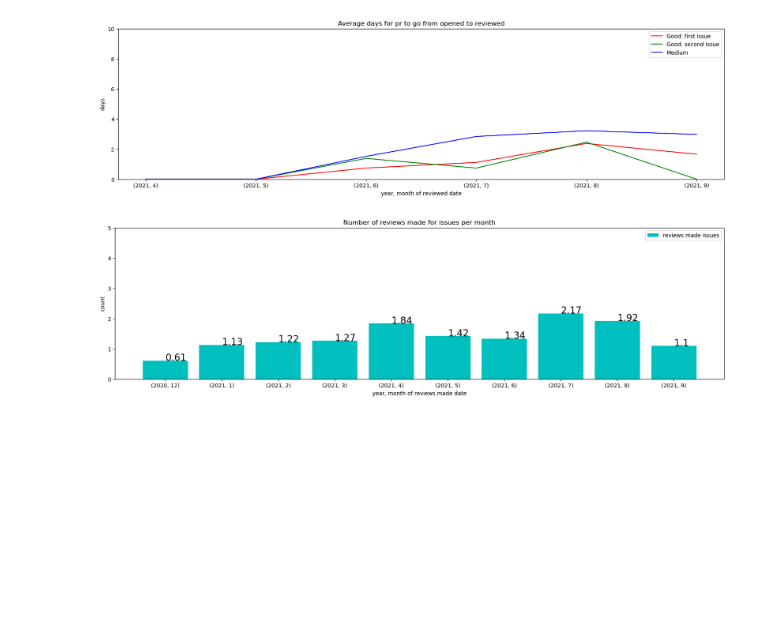
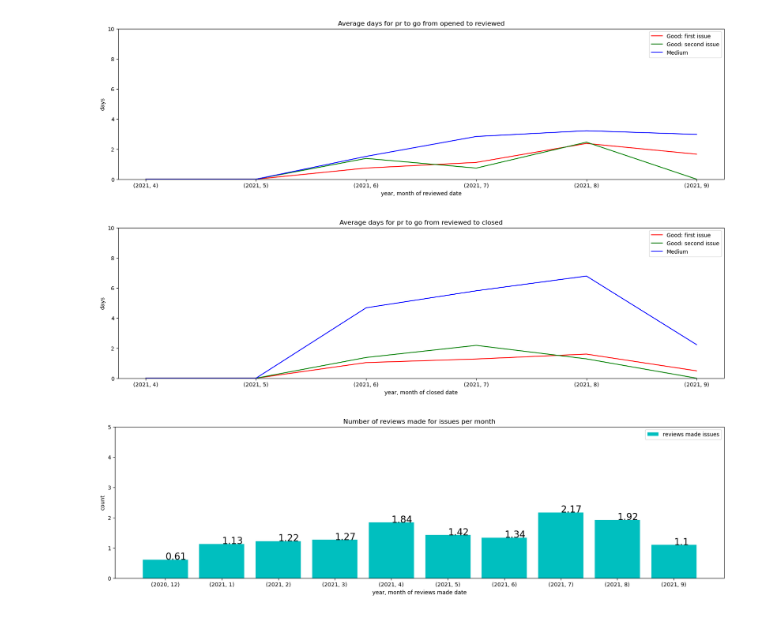
Before and after one commit to Aveline-art/team-analytics, a Jupyter notebook: Data Analysis PR.ipynb, the cells around one changed output. Saved outputs shown, nothing was run; the diff lists cells and outputs as text; code cells hidden in the pictures; blank space fills up the shorter version.

```diff
--- a/Data Analysis PR.ipynb
+++ b/Data Analysis PR.ipynb
@@ -13,7 +15,7 @@ from utils import get_time_diff_from_issue_df, get_count_from_issue_df, get_time
 # Globals
 pr_file = 'pr_data.csv'
 # %%
-pr_df = pd.read_csv(pr_file, parse_dates=['opened', 'reviewed', 'closed'], converters={'labels': lambda x: x.split('|')})
+pr_df = pd.read_csv(pr_file, parse_dates=[sb.opened, sb.reviewed, sb.closed], converters={sb.labels: lambda x: x.split(sb.join_delimiter)})
 # %%
 pd.set_option("display.max_rows", 70)
 #pr_df.head(70)
@@ -65,4 +49,32 @@ plt.legend()
 plt.show()
 # %% [output]
 [figure]
+# %%
+# Plotting
+past_count = 6
+base_round = 5
+time1 = sb.reviewed
+time2 = sb.closed
+all_y = []
+plt.figure(figsize=(20,5))
+x, y = get_time_diff_from_issue_df(pr_df, time1, time2, 'first issue', 'product')
+all_y.extend(y[-past_count:])
+plt.plot(x[-past_count:], y[-past_count:], color='r', label='Good: first issue')
+x, y = get_time_diff_from_issue_df(pr_df, time1, time2, 'second issue', 'product')
+all_y.extend(y[-past_count:])
+plt.plot(x[-past_count:], y[-past_count:], color='g', label='Good: second issue')
+x, y = get_time_diff_from_issue_df(pr_df, time1, time2, 'medium', 'product')
+all_y.extend(y[-past_count:])
+plt.plot(x[-past_count:], y[-past_count:], color='b', label='Medium')
+#x, y = get_time_diff_from_issue_df(pr_df, time1, time2, 'large', 'product')
+#all_y.extend(y[-past_count:])
+#plt.plot(x[-past_count:], y[-past_count:], color='m', label='Large')
+plt.ylim([0, base_round * (round(max(all_y)/base_round) + 1)])
+plt.title(f'Average days for pr to go from {time1} to {time2}')
+plt.xlabel(f'year, month of {time2} date')
+plt.ylabel('days')
+plt.legend()
+plt.show()
+# %% [output]
+[figure, added]
 # %%
```
Also changed, not shown: parts of 4 cells of this notebook, 4 other files.
